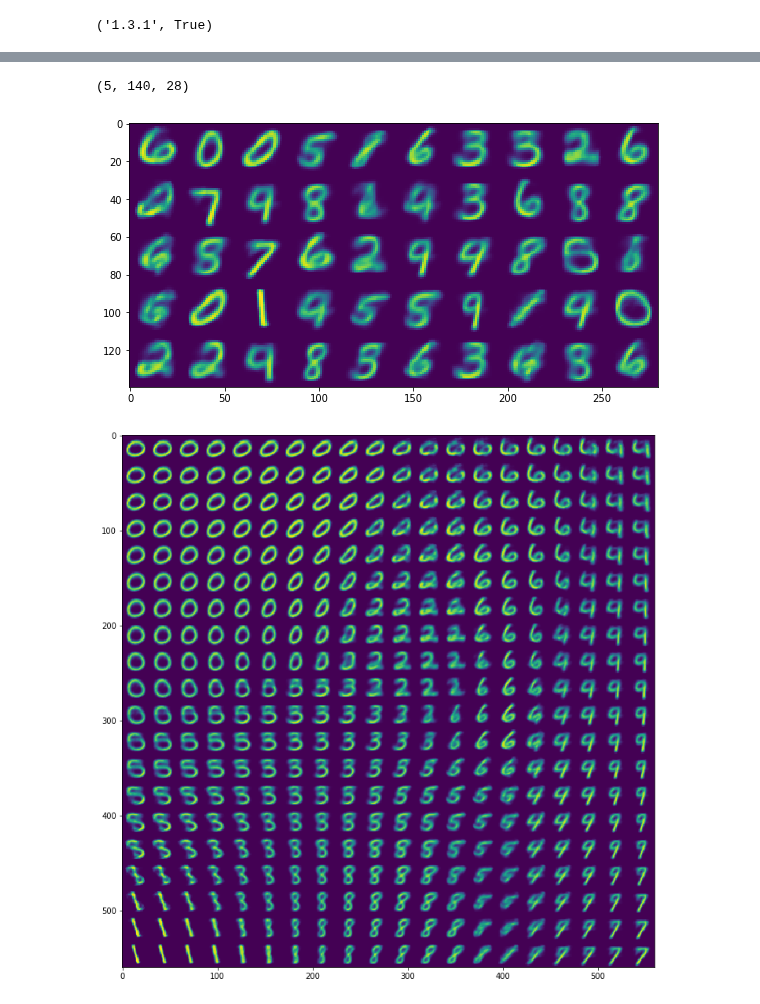
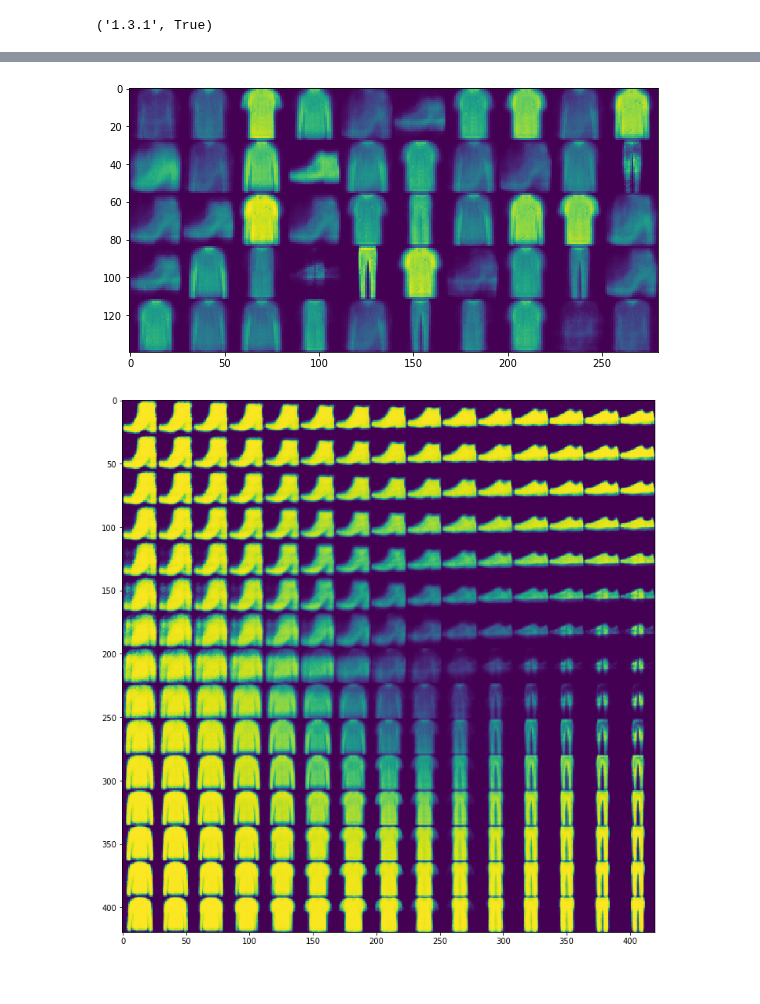
Before and after one commit to ichko/ml-playground, a Jupyter notebook: notebooks/VAE-TORCH-MNIST.ipynb, the cells around one changed output, grey strips where cells are left out. Drawn from its saved outputs; the diff is of its cells as text; code cells hidden in the pictures.

Commit message:
Mnist and fashion mnist learning

```diff
--- a/notebooks/VAE-TORCH-MNIST.ipynb
+++ b/notebooks/VAE-TORCH-MNIST.ipynb
@@ -15,7 +16,7 @@ torch.__version__, torch.cuda.is_available()
 # %% [output]
 ('1.3.1', True)
 # %%
-dataset = torchvision.datasets.MNIST(
+dataset = torchvision.datasets.FashionMNIST(
     root='./data',
     transform=transforms.Compose([
         transforms.ToTensor(),
@@ -33,4 +34,7 @@ mk_data_loader = lambda bs: torch.utils.data.DataLoader(
 dl = mk_data_loader(12)
 X, y = next(iter(dl))
 X.shape
+
+plt.imshow(X[0])
+len(dataset)
 # %% [output]
@@ -55,20 +55,20 @@ class VAE(nn.Module):
             nn.Flatten(),
             nn.Linear(flatten_size, 512),
             nn.ReLU(),
-            nn.BatchNorm1d(512),
+#             nn.BatchNorm1d(512),
             nn.Linear(512, 512),
             nn.ReLU(),
-            nn.BatchNorm1d(512),
+#             nn.BatchNorm1d(512),
             nn.Linear(512, encoding_size * 2),
         )
 
         self.decoder = nn.Sequential(
             nn.Linear(encoding_size, 512),
             nn.ReLU(),
-            nn.BatchNorm1d(512),
+#             nn.BatchNorm1d(512),
             nn.Linear(512, 512),
             nn.ReLU(),
-            nn.BatchNorm1d(512),
+#             nn.BatchNorm1d(512),
             nn.Linear(512, flatten_size),
             nn.Sigmoid(),
         )
@@ -105,7 +105,8 @@ class VAE(nn.Module):
         out = vae.decode(s)
         return out
 # %%
-vae = VAE(X[0].shape, 2).to(DEVICE)
+emb_size = 2
+vae = VAE(X[0].shape, emb_size).to(DEVICE)
 inp = torch.rand(X.shape).to(DEVICE)
 out = vae.criterion(inp)
 out
@@ -184,7 +178,3 @@ axs[1].imshow(X_rec[0].cpu().detach().numpy())
-# %%
-np.concatenate(imgs.chop, axis=1).shape
-# %% [output]
-(5, 140, 28)
 # %%
 cols, rows = 10, 5
 
@@ -202,30 +192,29 @@ fix, ax = plt.subplots(1, 1, figsize=(8, 10))
 ax.imshow(imgs)
 plt.tight_layout()
 # %% [output]
-[figure, old version]
+[figure, new version]
 # %%
-cols, rows = 20, 20
+cols, rows = 15, 15
 
-left = -3
-right = 2
-
+left = -5
+right = 5
 
 xx = torch.arange(left, right, (right - left) / cols)
 yy = torch.arange(left, right, (right - left) / rows)
 x, y = torch.meshgrid(xx, yy)
 mesh = torch.stack((x, y), dim=2)
 
 seeds = mesh.reshape(-1, 2).to(DEVICE)
 imgs = vae.decode(seeds).detach().cpu().numpy()
 imgs = imgs.reshape(rows, cols, imgs.shape[1], imgs.shape[2])
 
 imgs = np.split(imgs, rows)
 imgs = np.concatenate(imgs, axis=2)[0]
 imgs = np.split(imgs, cols)
 imgs = np.concatenate(imgs, axis=2)[0]
 
 fix, ax = plt.subplots(1, 1, figsize=(10, 10))
 ax.imshow(imgs)
 plt.tight_layout()
 # %% [output]
-[figure, old version]
+[figure, new version]
```
Also changed, not shown: parts of 12 cells of this notebook, 2 other files.
